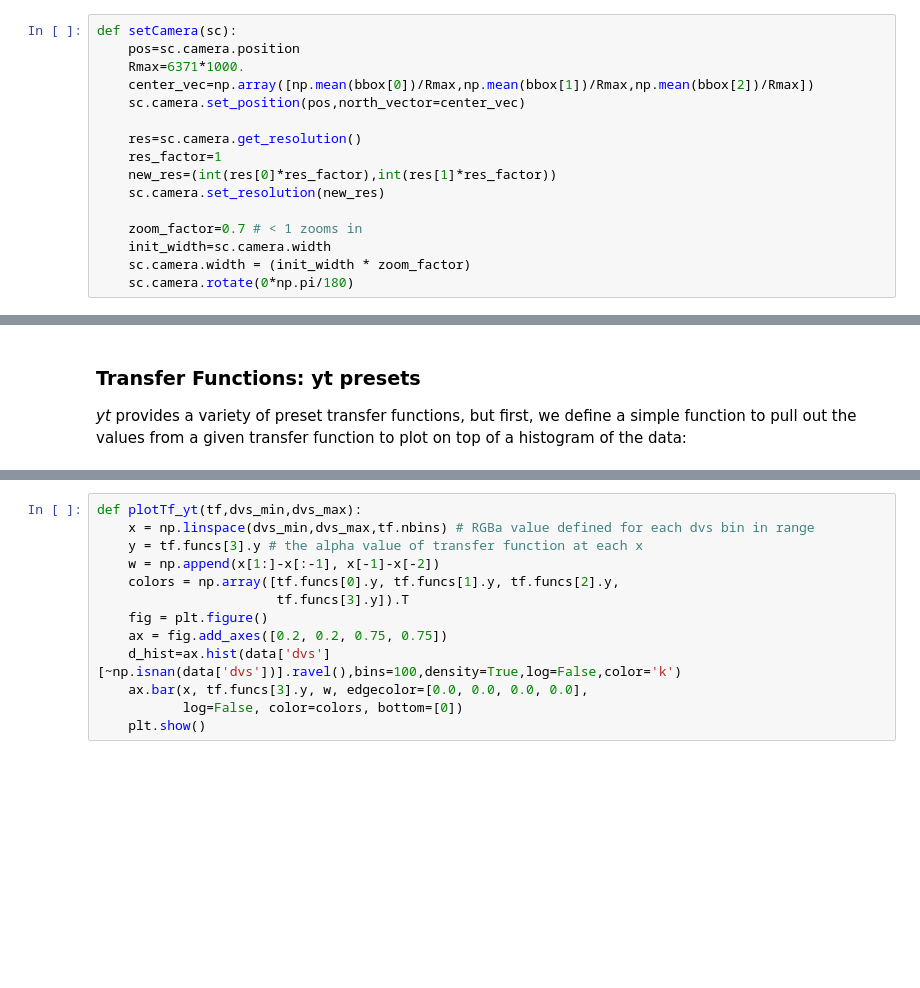
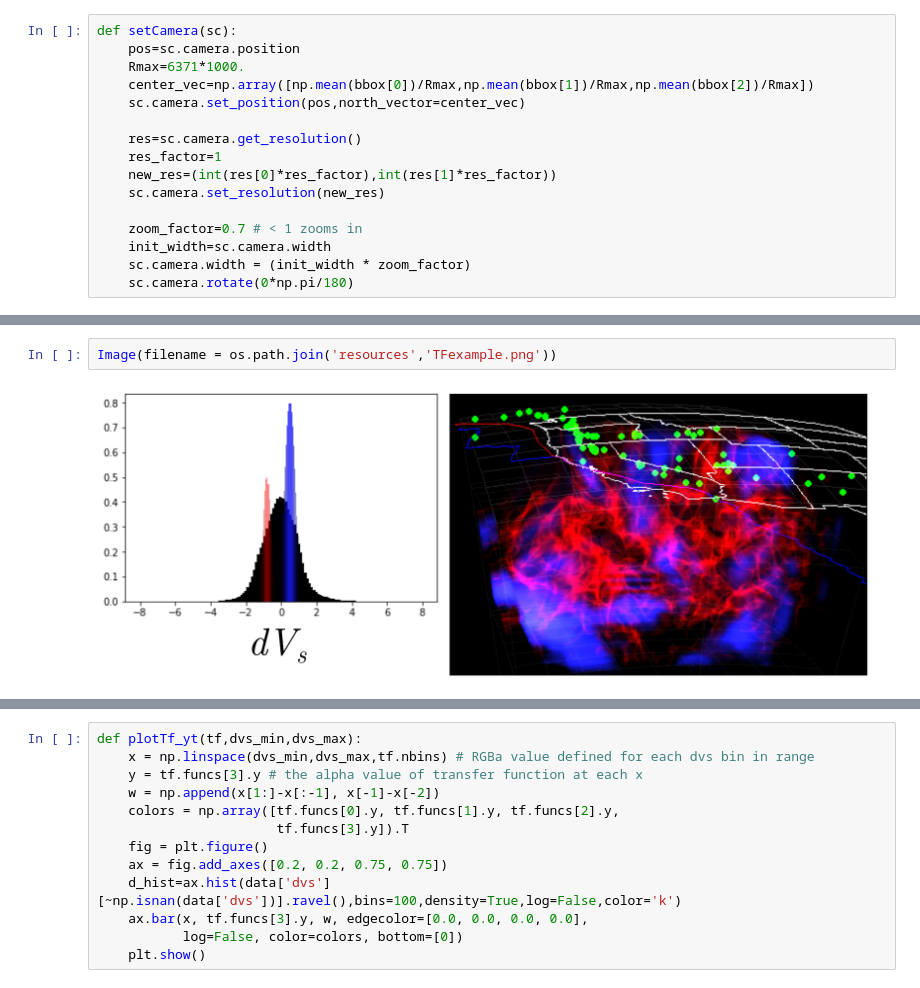
Before and after one commit to chrishavlin/yt_velmodel_vis, a Jupyter notebook: notebooks/Notebook_3DseismicVis.ipynb, the cells around one changed output, grey strips where cells are left out. Saved outputs shown, nothing was run; the diff lists cells and outputs as text; blank space fills up the shorter version.

Commit message:
fix for static image display

```diff
--- a/notebooks/Notebook_3DseismicVis.ipynb
+++ b/notebooks/Notebook_3DseismicVis.ipynb
@@ -163,4 +157,4 @@ In the following sections, we demonstrate how to create the above figure, and th
-# %% [markdown]
-### Transfer Functions: yt presets
-
-*yt* provides a variety of preset transfer functions, but first, we define a simple function to pull out the values from a given transfer function to plot on top of a histogram of the data:
+# %%
+Image(filename = os.path.join('resources','TFexample.png'))
+# %% [output]
+[figure, added]
```
Also changed, not shown: parts of 3 cells of this notebook.
